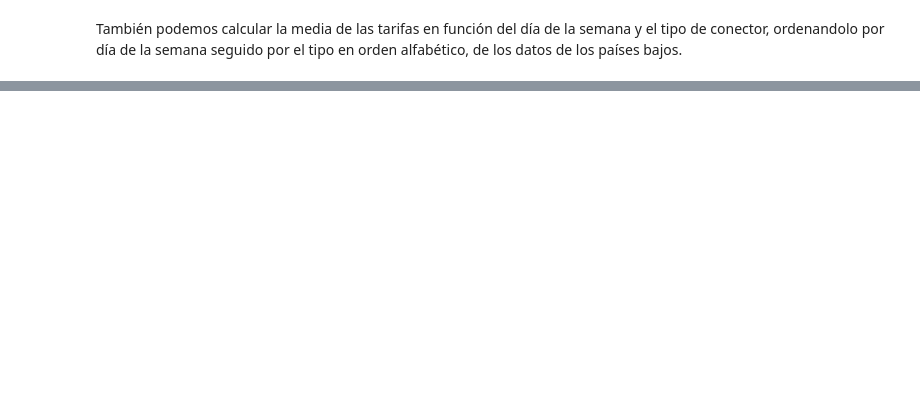
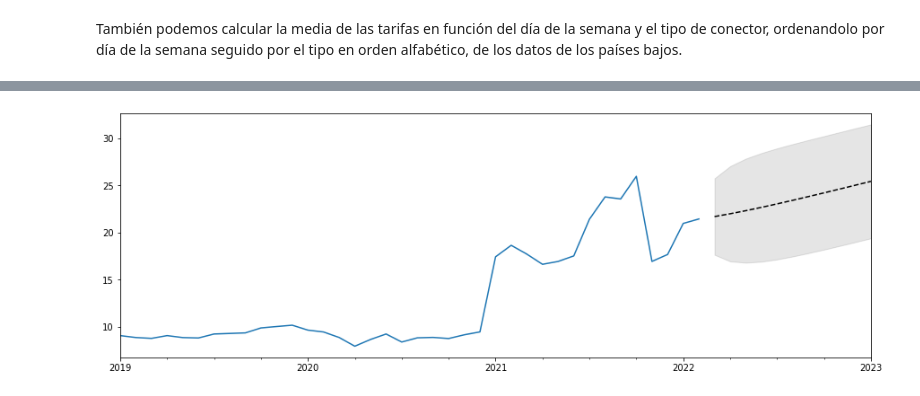
Before and after one commit to jesuscumpli/CienciaDeDatos_ChargingStations, a Jupyter notebook: Memoria_Notebook.ipynb, the cells around one changed output, grey strips where cells are left out. Cells and saved outputs as stored; diff of their text form; code cells hidden in the pictures; blank space fills up the shorter version.

```diff
--- a/Memoria_Notebook.ipynb
+++ b/Memoria_Notebook.ipynb
@@ -669,0 +740,4 @@ for row in dataUKDayType:
+# %%
+mod = sm.tsa.SARIMAX(tsGeneral, order=(1,0,0), trend='ct')
+res = mod.fit()
+print(res.summary())
@@ -669,0 +762,8 @@ for row in dataUKDayType:
+# %%
+fig, ax = plt.subplots(figsize=(15, 5))
+tsGeneral.plot(ax=ax)
+fcast = res.get_forecast('2023-01-01').summary_frame()
+fcast['mean'].plot(ax=ax, style='k--')
+ax.fill_between(fcast.index, fcast['mean_ci_lower'], fcast['mean_ci_upper'], color='k', alpha=0.1);
+# %% [output]
+[figure, added]
```
Also changed, not shown: parts of 63 cells of this notebook, 4 other files.
